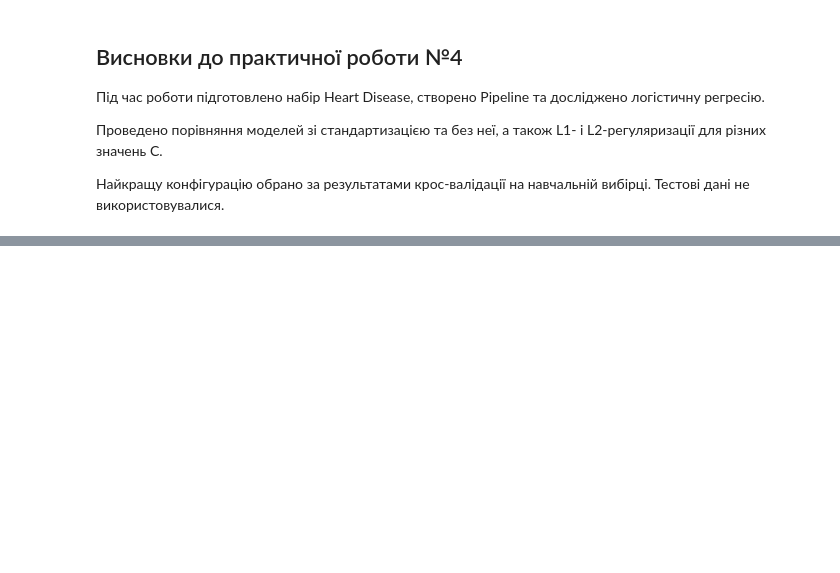
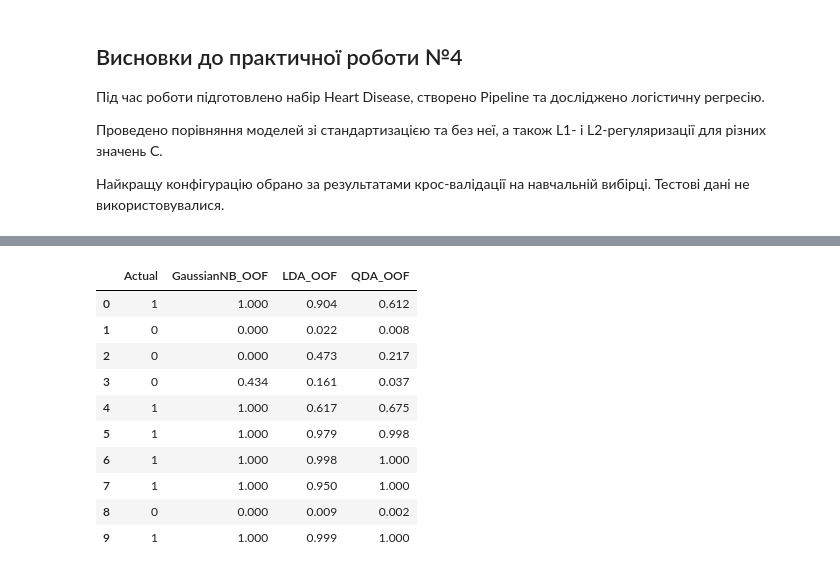
Before and after one commit to dimonkOHYRY111/pattern-recognition-practice, a Jupyter notebook: classification-mini-project/notebooks/PR04_Kochura_Dmytro.ipynb, the cells around one changed output, grey strips where cells are left out. Cells and saved outputs as stored; diff of their text form; code cells hidden in the pictures; blank space fills up the shorter version.

```diff
--- a/classification-mini-project/notebooks/PR04_Kochura_Dmytro.ipynb
+++ b/classification-mini-project/notebooks/PR04_Kochura_Dmytro.ipynb
@@ -471,0 +907,50 @@ display(top_5.round(3))
+# %%
+
+probability_results = pd.DataFrame({
+    "Actual": y_train.iloc[:10].to_numpy()
+})
+
+probability_models = {
+    "GaussianNB": gnb_model,
+    "LDA": lda_model
+}
+
+if best_qda is not None:
+    probability_models["QDA"] = best_qda
+
+for name, model in probability_models.items():
+
+    with warnings.catch_warnings(record=True) as caught:
+        warnings.simplefilter("always")
+
+        try:
+            probabilities = cross_val_predict(
+                model,
+                X_train,
+                y_train,
+                cv=cv,
+                method="predict_proba"
+            )
+
+            # Класи в задачі: 0 та 1
+            probability_results[f"{name}_OOF"] = probabilities[:10, 1]
+
+            if caught:
+                print(f"{name}: попереджень {len(caught)}")
+
+        except (ValueError, np.linalg.LinAlgError) as e:
+            print(f"{name}: не вдалося отримати ймовірності — {e}")
+
+display(probability_results.round(3))
+# %% [output]
+|  | Actual | GaussianNB_OOF | LDA_OOF | QDA_OOF |
+| 0 | 1 | 1.000 | 0.904 | 0.612 |
+| 1 | 0 | 0.000 | 0.022 | 0.008 |
+| 2 | 0 | 0.000 | 0.473 | 0.217 |
+| 3 | 0 | 0.434 | 0.161 | 0.037 |
+| 4 | 1 | 1.000 | 0.617 | 0.675 |
+| 5 | 1 | 1.000 | 0.979 | 0.998 |
+| 6 | 1 | 1.000 | 0.998 | 1.000 |
+| 7 | 1 | 1.000 | 0.950 | 1.000 |
+| 8 | 0 | 0.000 | 0.009 | 0.002 |
+| 9 | 1 | 1.000 | 0.999 | 1.000 |
```
Also changed, not shown: parts of 23 cells of this notebook.
